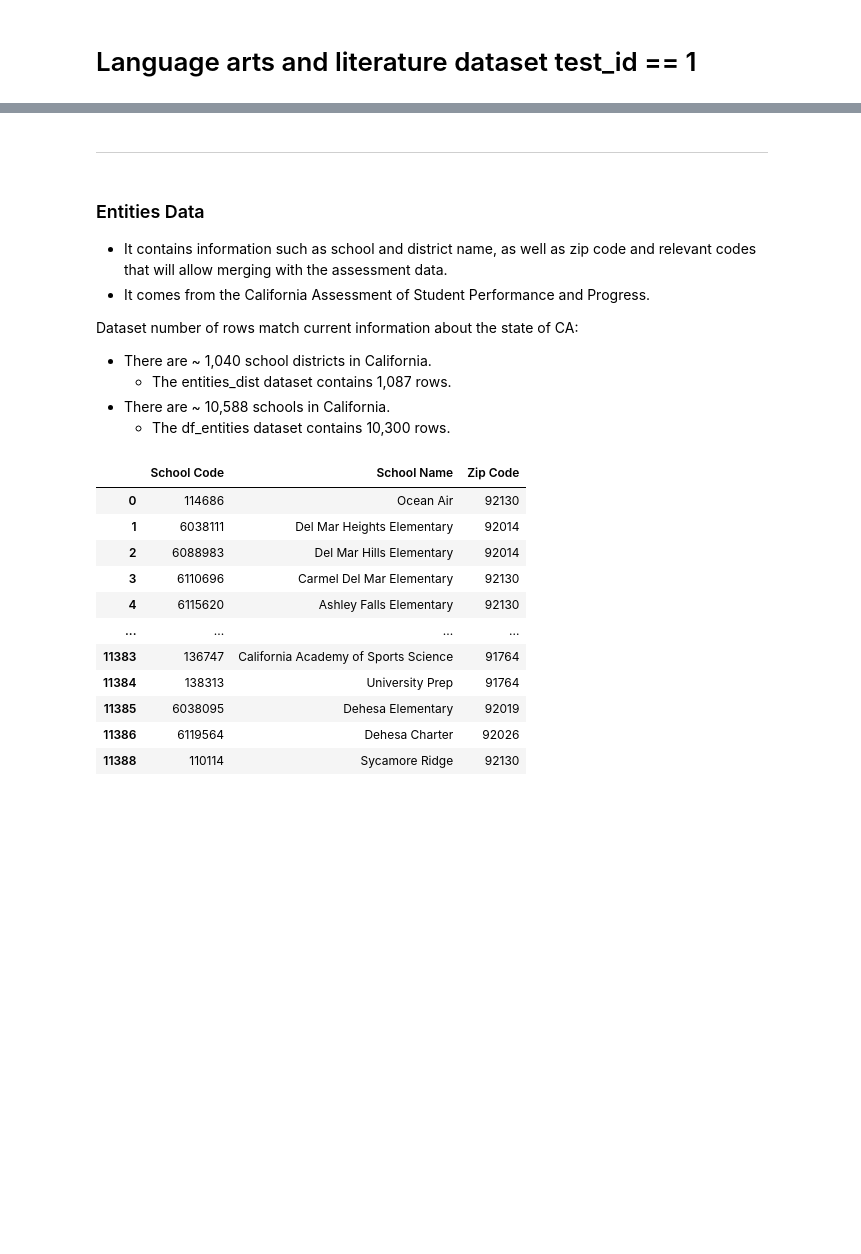
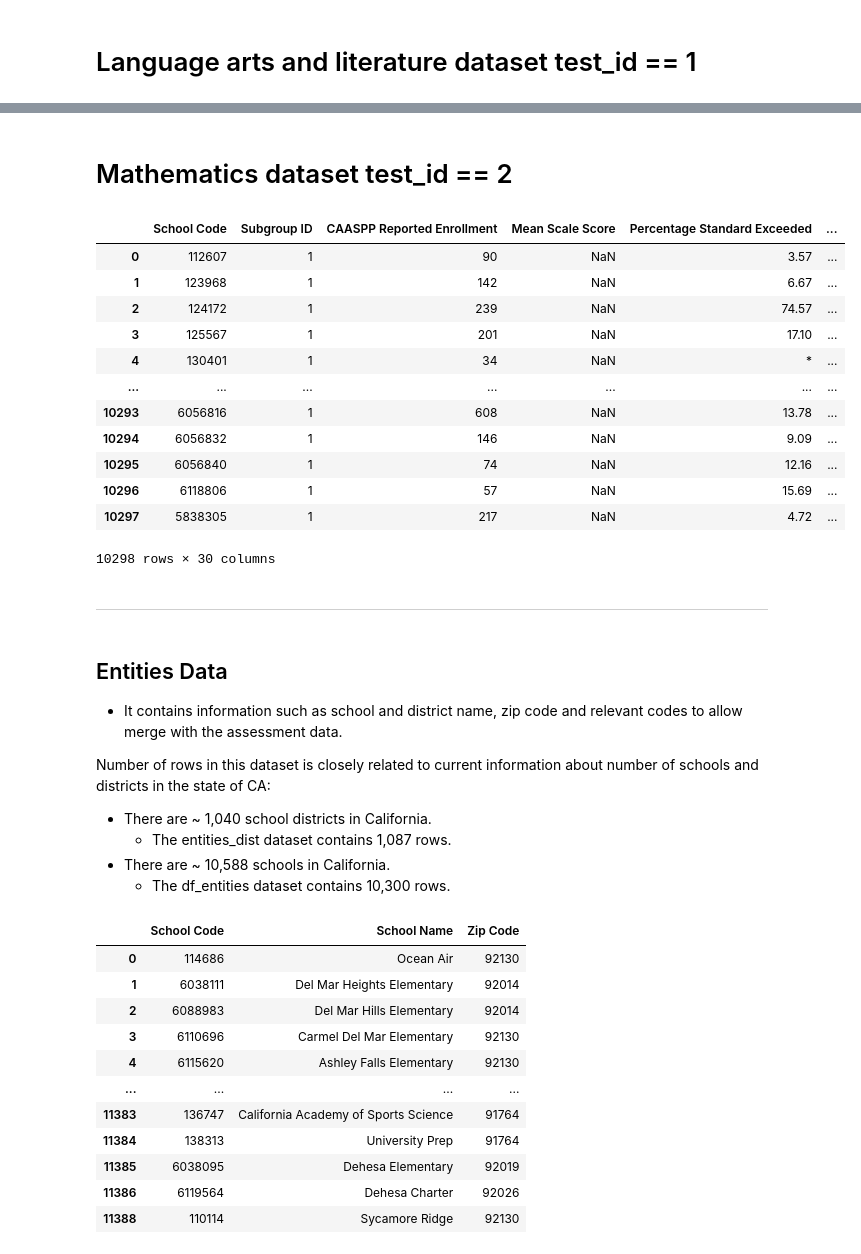
Before and after one commit to gabriellewald/springboard-coursework, a Jupyter notebook: education_project/Capstone2_education_project.ipynb, the cells around one changed output, grey strips where cells are left out. Saved outputs shown, nothing was run; the diff lists cells and outputs as text; code cells hidden in the pictures; blank space fills up the shorter version.

Commit message:
Add df_language and df_math

```diff
--- a/education_project/Capstone2_education_project.ipynb
+++ b/education_project/Capstone2_education_project.ipynb
@@ -955,0 +331,2 @@ df_language
+# %% [markdown]
+# Mathematics dataset test_id == 2
@@ -956,12 +351,27 @@ df_language
+# %%
+df_math
+# %% [output]
+|  | School Code | Subgroup ID | CAASPP Reported Enrollment | Mean Scale Score | Percentage Standard Exceeded | ... |
+| 0 | 112607 | 1 | 90 | NaN | 3.57 | ... |
+| 1 | 123968 | 1 | 142 | NaN | 6.67 | ... |
+| 2 | 124172 | 1 | 239 | NaN | 74.57 | ... |
+| 3 | 125567 | 1 | 201 | NaN | 17.10 | ... |
+| 4 | 130401 | 1 | 34 | NaN | * | ... |
+| ... | ... | ... | ... | ... | ... | ... |
+| 10293 | 6056816 | 1 | 608 | NaN | 13.78 | ... |
+| 10294 | 6056832 | 1 | 146 | NaN | 9.09 | ... |
+| 10295 | 6056840 | 1 | 74 | NaN | 12.16 | ... |
+| 10296 | 6118806 | 1 | 57 | NaN | 15.69 | ... |
+| 10297 | 5838305 | 1 | 217 | NaN | 4.72 | ... |
+10298 rows × 30 columns
 # %% [markdown]
 ---------
 # %% [markdown]
-### Entities Data
+## Entities Data
 
-- It contains information such as school and district name, as well as zip code and relevant codes that will allow merging with the assessment data.
-- It comes from the California Assessment of Student Performance and Progress.
+- It contains information such as school and district name, zip code and relevant codes to allow merge with the assessment data.
 
-Dataset number of rows match current information about the state of CA:
+Number of rows in this dataset is closely related to current information about number of schools and districts in the state of CA:
 
 - There are ~ 1,040 school districts in California.
     - The entities_dist dataset contains 1,087 rows.
```
Also changed, not shown: parts of 51 cells of this notebook.
